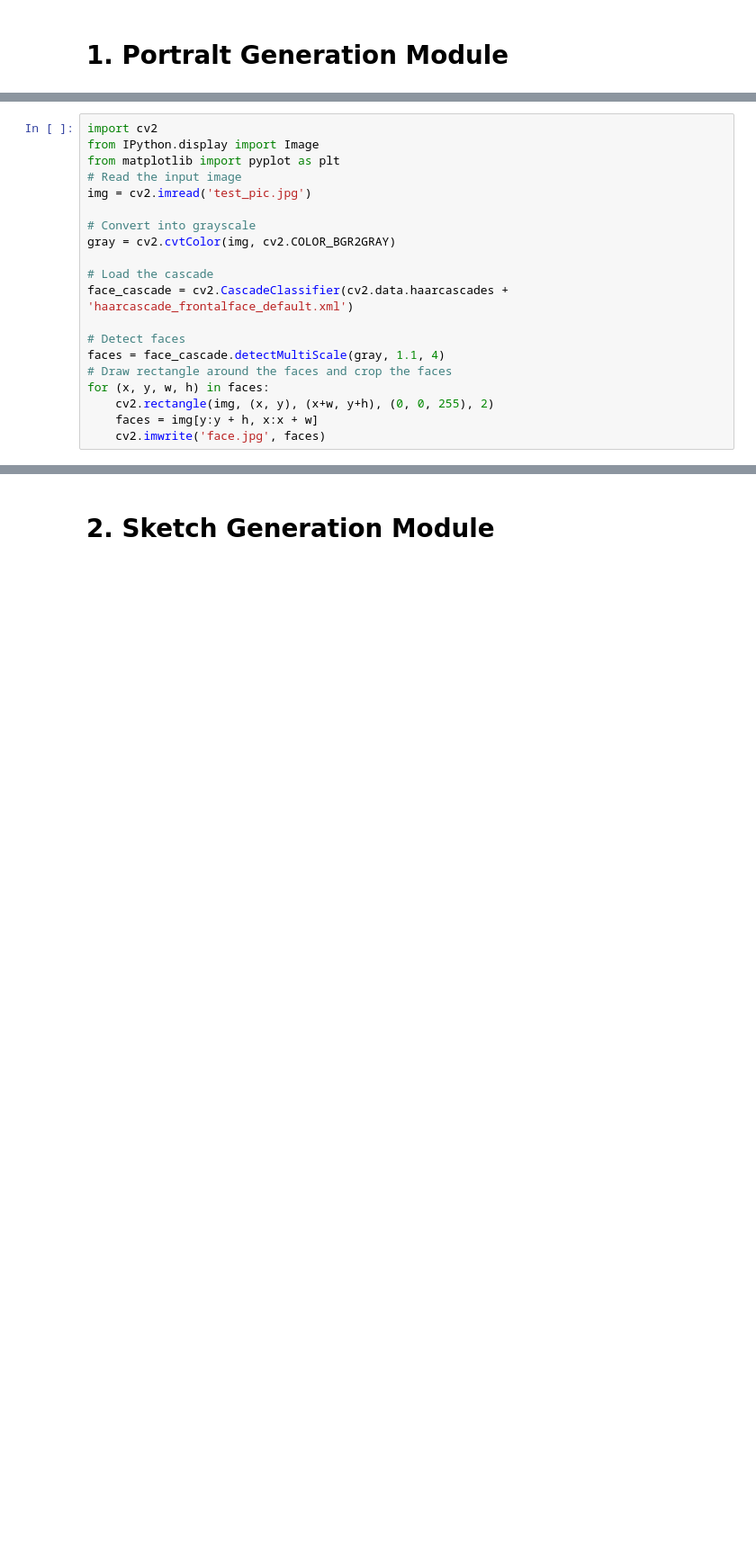
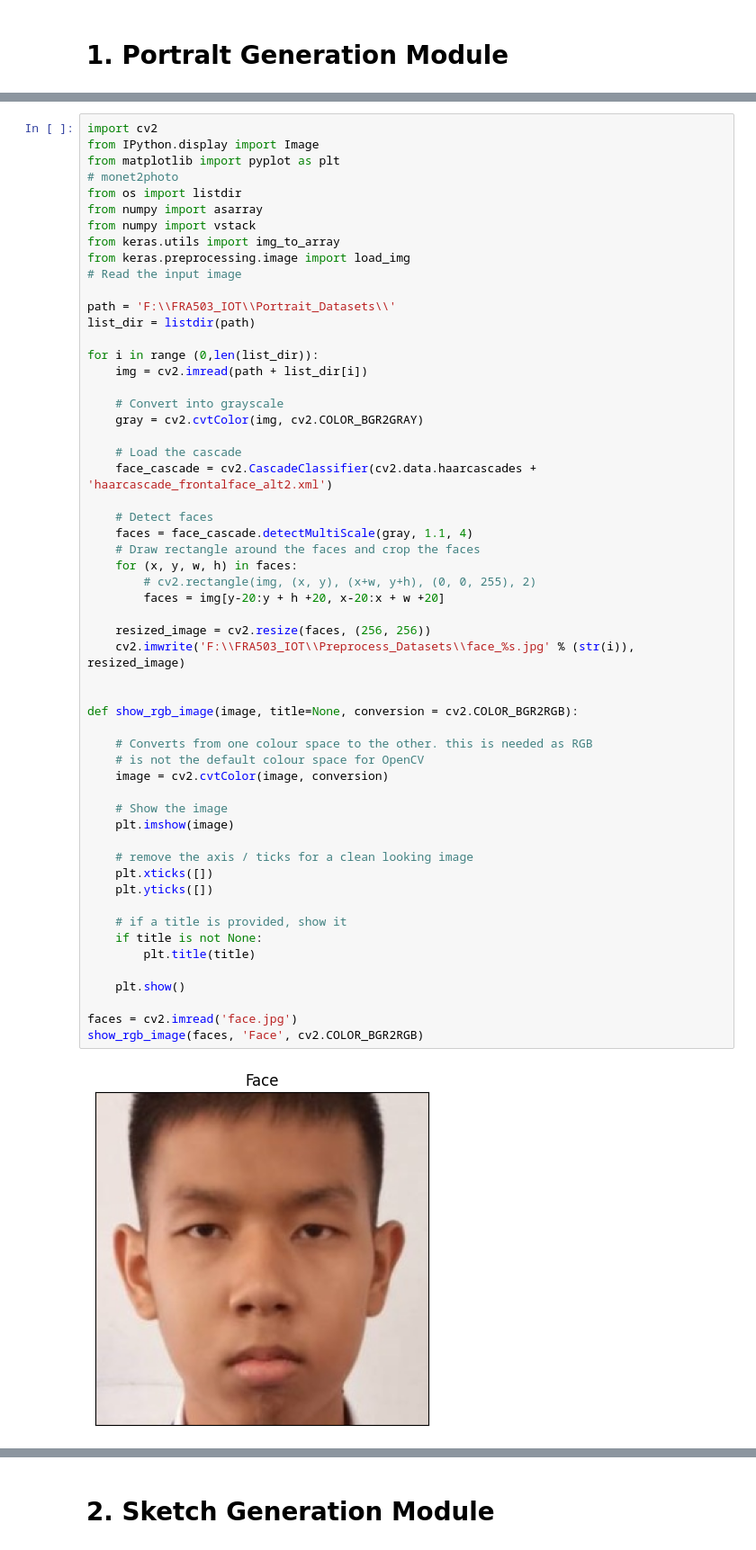
Before and after one commit to pipogood/FRA_503-IOT-Project, a Jupyter notebook: image_preprocess.ipynb, the cells around one changed output, grey strips where cells are left out. Shown at 90% size. Cells and saved outputs as stored; diff of their text form; blank space fills up the shorter version.

```diff
--- a/image_preprocess.ipynb
+++ b/image_preprocess.ipynb
@@ -5,20 +8,58 @@
 # %%
 import cv2
 from IPython.display import Image
 from matplotlib import pyplot as plt
+# monet2photo
+from os import listdir
+from numpy import asarray
+from numpy import vstack
+from keras.utils import img_to_array
+from keras.preprocessing.image import load_img
 # Read the input image
-img = cv2.imread('test_pic.jpg')
 
-# Convert into grayscale
-gray = cv2.cvtColor(img, cv2.COLOR_BGR2GRAY)
+path = 'F:\\FRA503_IOT\\Portrait_Datasets\\'
+list_dir = listdir(path)
 
-# Load the cascade
-face_cascade = cv2.CascadeClassifier(cv2.data.haarcascades + 'haarcascade_frontalface_default.xml')
+for i in range (0,len(list_dir)):
+    img = cv2.imread(path + list_dir[i])
 
-# Detect faces
-faces = face_cascade.detectMultiScale(gray, 1.1, 4)
-# Draw rectangle around the faces and crop the faces
-for (x, y, w, h) in faces:
-    cv2.rectangle(img, (x, y), (x+w, y+h), (0, 0, 255), 2)
-    faces = img[y:y + h, x:x + w]
-    cv2.imwrite('face.jpg', faces)
+    # Convert into grayscale
+    gray = cv2.cvtColor(img, cv2.COLOR_BGR2GRAY)
+
+    # Load the cascade
+    face_cascade = cv2.CascadeClassifier(cv2.data.haarcascades + 'haarcascade_frontalface_alt2.xml')
+
+    # Detect faces
+    faces = face_cascade.detectMultiScale(gray, 1.1, 4)
+    # Draw rectangle around the faces and crop the faces
+    for (x, y, w, h) in faces:
+        # cv2.rectangle(img, (x, y), (x+w, y+h), (0, 0, 255), 2)
+        faces = img[y-20:y + h +20, x-20:x + w +20]
+
+    resized_image = cv2.resize(faces, (256, 256))
+    cv2.imwrite('F:\\FRA503_IOT\\Preprocess_Datasets\\face_%s.jpg' % (str(i)), resized_image)
+
+
+def show_rgb_image(image, title=None, conversion = cv2.COLOR_BGR2RGB):
+
+    # Converts from one colour space to the other. this is needed as RGB
+    # is not the default colour space for OpenCV
+    image = cv2.cvtColor(image, conversion)
+
+    # Show the image
+    plt.imshow(image)
+
+    # remove the axis / ticks for a clean looking image
+    plt.xticks([])
+    plt.yticks([])
+
+    # if a title is provided, show it
+    if title is not None:
+        plt.title(title)
+
+    plt.show()
+
+faces = cv2.imread('face.jpg')
+show_rgb_image(faces, 'Face', cv2.COLOR_BGR2RGB)
+# %% [output]
+[figure, added]
```
Also changed, not shown: parts of 13 cells of this notebook, 8 other files.
